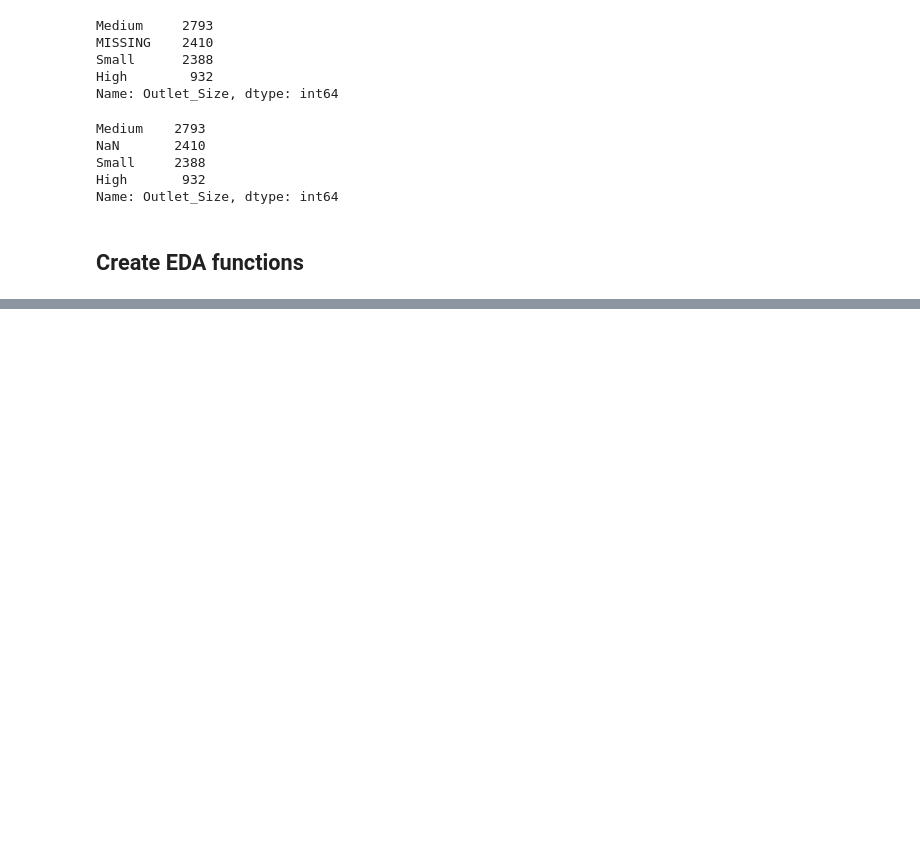
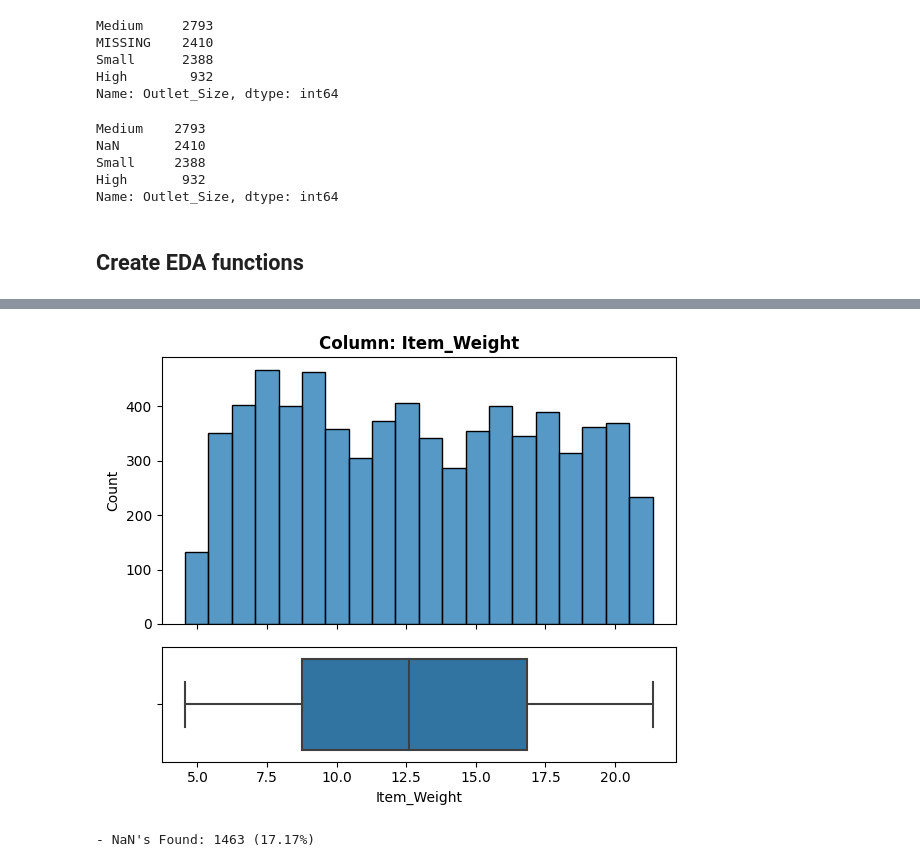
Before and after one commit to Carla9711/Prediction-of-Product-Sales, a Jupyter notebook: Prediction of Product Sales.ipynb, the cells around one changed output, grey strips where cells are left out. Drawn from its saved outputs; the diff is of its cells as text; code cells hidden in the pictures; blank space fills up the shorter version.

```diff
--- a/Prediction of Product Sales.ipynb
+++ b/Prediction of Product Sales.ipynb
@@ -584,0 +621,27 @@ def explore_categorical(df, x, fillna = True, placeholder = 'MISSING', figsize =
+# %%
+def explore_numerical(df, x, figsize=(6,5) ):
+
+  gridspec = {'height_ratios':[0.7,0.3]}
+  fig, axes = plt.subplots(nrows=2, figsize=figsize, sharex=True,gridspec_kw=gridspec)
+
+  sns.histplot(data=df, x=x, ax=axes[0])
+
+  sns.boxplot(data=df, x=x, ax=axes[1])
+
+  axes[0].set_title(f"Column: {x}", fontweight='bold')
+
+  fig.tight_layout()
+
+  plt.show()
+
+  null_count = df[x].isna().sum()
+  null_perc = null_count/len(df)*100
+
+  print(f"- NaN's Found: {null_count} ({round(null_perc,2)}%)")
+
+  return fig, axes
+# %%
+explore_numerical(df=df_sales,x='Item_Weight');
+# %% [output]
+[figure, added]
+- NaN's Found: 1463 (17.17%)
```
Also changed, not shown: parts of 7 cells of this notebook.
